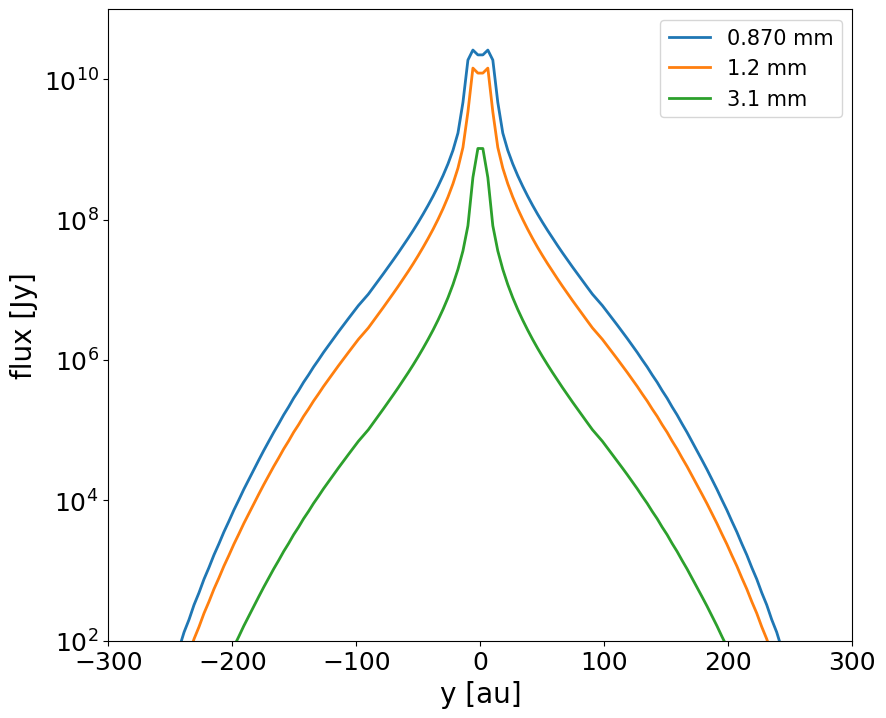
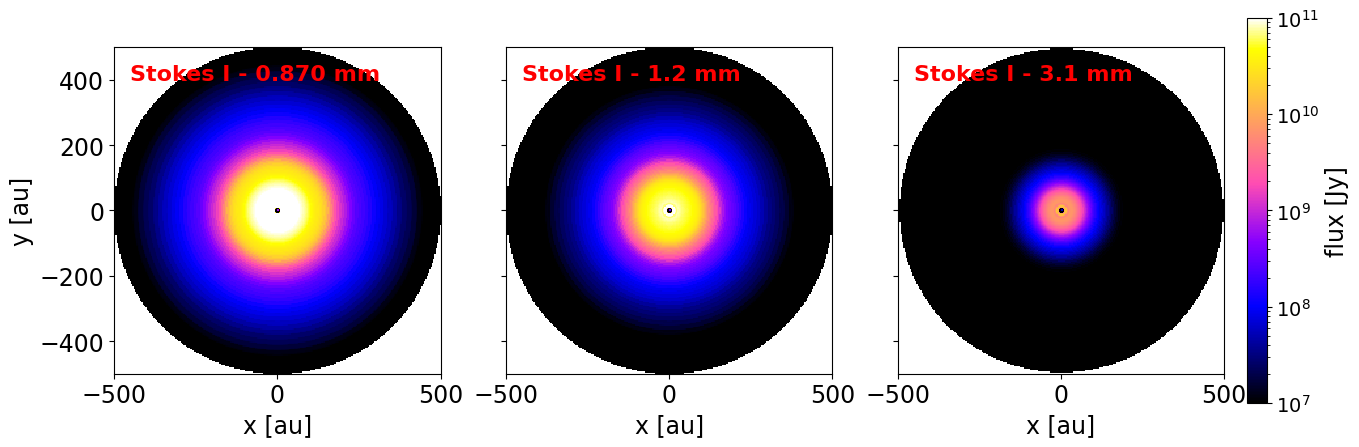
The notebook cell's code change between the first figure and the second:
--- before
+++ after
@@ -1 +1 @@
-plot.image_vertical_cut(pathfile='thermal/image_incl90.out', xlim=(-300, 300), ylim=(1e2, 1e11), labels=None, figsize=(9.6, 8.2))
+plot.image(pathfile='thermal/image_xy.out', vmin=1e7, vmax=1e11, cmap='gnuplot2')

Commit: changed interactive plot